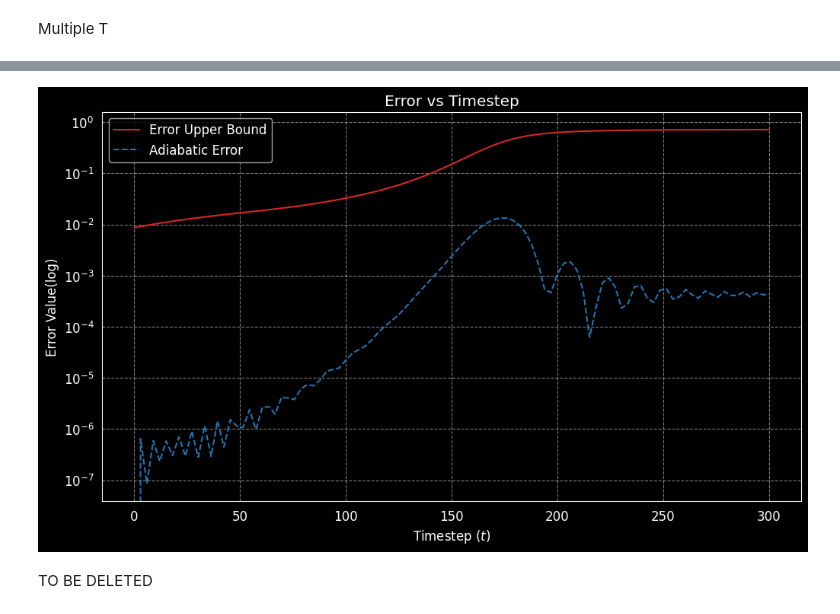
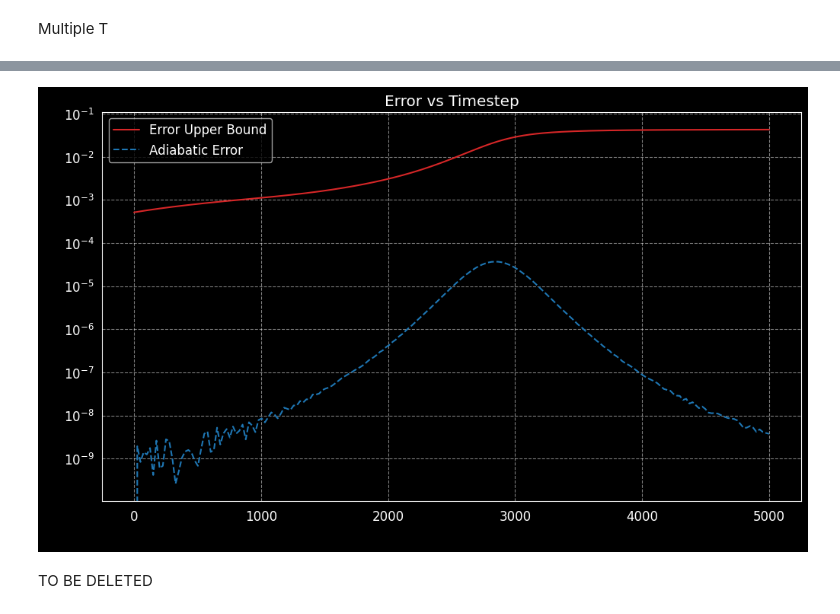
Before and after one commit to Usernotfoundoops/Adibatic_Quantum_Computing, a Jupyter notebook: Adiabatic Theorem Implementation (Muti.T).ipynb, the cells around one changed output, grey strips where cells are left out. Cells and saved outputs as stored; diff of their text form; code cells hidden in the pictures.

```diff
--- a/Adiabatic Theorem Implementation (Muti.T).ipynb
+++ b/Adiabatic Theorem Implementation (Muti.T).ipynb
@@ -188,15 +189,16 @@ At T =  300.0
 # %%
+k=-1
 fig, ax = plt.subplots(figsize=(10,6),layout='constrained')
 Approximate_Error= ax.plot(listy[k], error_full_list[k], color='tab:red',label='Error Upper Bound')
 Ideal_Error=ax.plot(listy[k], errors_fidelity_list_full[k],'--', color='tab:blue',label='Adiabatic Error')
 ax.set_ylabel('Error Value(log)', fontsize=12)
 ax.set_xlabel('Timestep ($t$)', fontsize=12)
 ax.set_yscale('log')
 ax.legend()
 ax.set_title('Error vs Timestep')
 plt.grid(linestyle='--',alpha=0.5)
 # %% [output]
-[figure, old version]
+[figure, new version]
 # %% [markdown]
 TO BE DELETED
 # %%
```
Also changed, not shown: parts of 4 cells of this notebook.
